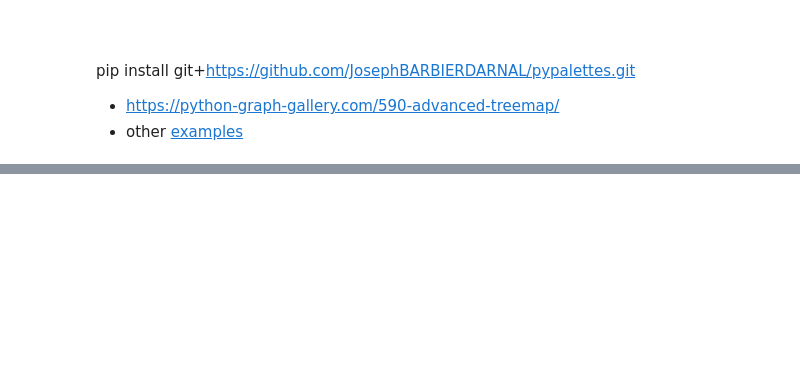
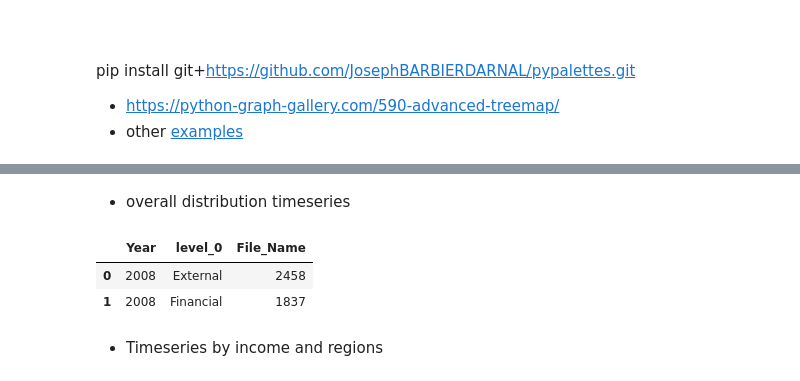
Before and after one commit to johnsonice/HuggingFace_Demos, a Jupyter notebook: examples/sentence_bert_applications/topic_model/post_analysis/data_process_for_viz.ipynb, the cells around one changed output, grey strips where cells are left out. Drawn from its saved outputs; the diff is of its cells as text; code cells hidden in the pictures; blank space fills up the shorter version.

```diff
--- a/examples/sentence_bert_applications/topic_model/post_analysis/data_process_for_viz.ipynb
+++ b/examples/sentence_bert_applications/topic_model/post_analysis/data_process_for_viz.ipynb
@@ -206,0 +82,9 @@ fig.show()
+# %% [markdown]
+- overall distribution timeseries
+# %%
+collapsed_df = df.groupby(['Year','level_0'], as_index=False)['File_Name'].count()
+collapsed_df.head(2)
+# %% [output]
+|  | Year | level_0 | File_Name |
+| 0 | 2008 | External | 2458 |
+| 1 | 2008 | Financial | 1837 |
@@ -206,0 +116,2 @@ fig.show()
+# %% [markdown]
+- Timeseries by income and regions
```
Also changed, not shown: parts of 49 cells of this notebook, 1 other file.
